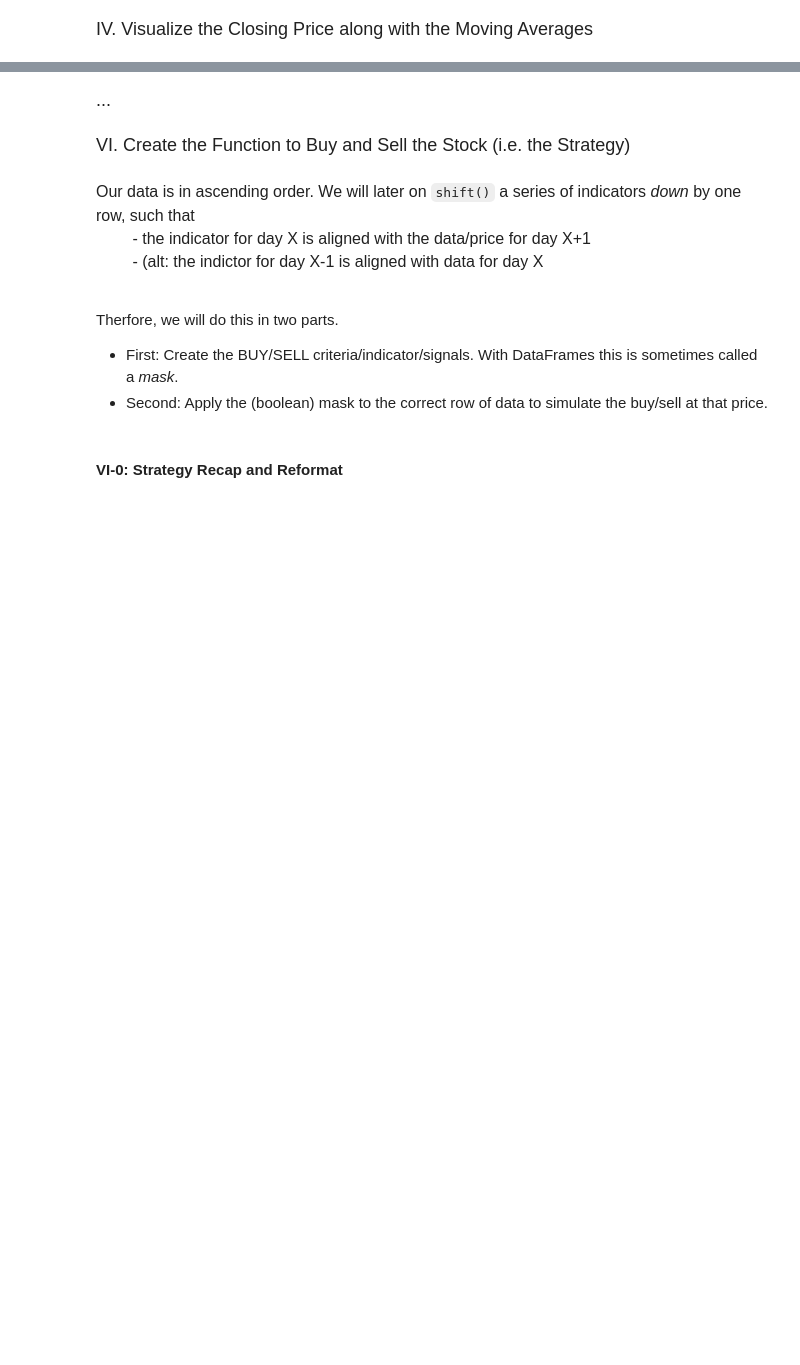
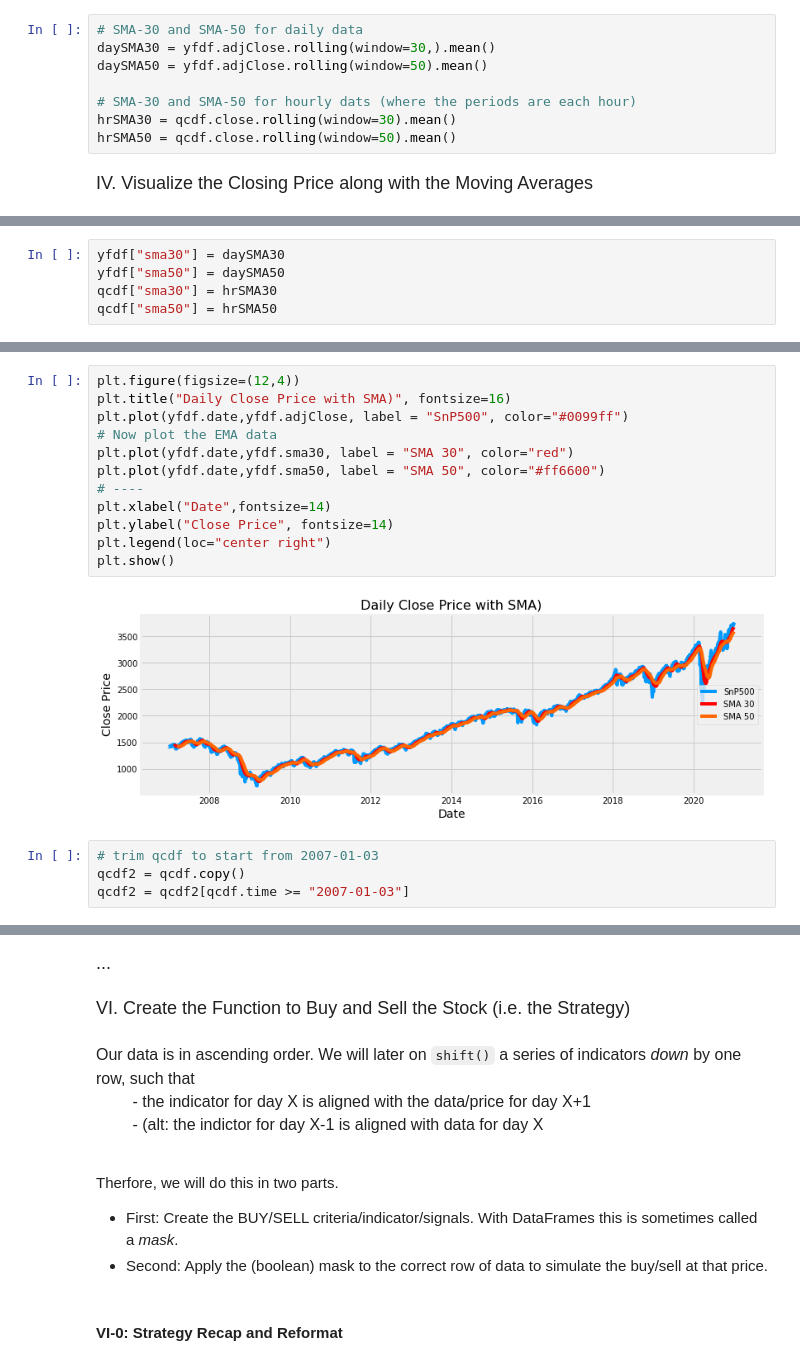
Before and after one commit to QuantVI/rand_various, a Jupyter notebook: wqu_capstone_code/draft_3_functions_and_newdata.ipynb, the cells around one changed output, grey strips where cells are left out. Drawn from its saved outputs; the diff is of its cells as text; blank space fills up the shorter version.

```diff
--- a/wqu_capstone_code/draft_3_functions_and_newdata.ipynb
+++ b/wqu_capstone_code/draft_3_functions_and_newdata.ipynb
@@ -135,2 +158,10 @@ yfdf
+# %%
+# SMA-30 and SMA-50 for daily data
+daySMA30 = yfdf.adjClose.rolling(window=30,).mean()
+daySMA50 = yfdf.adjClose.rolling(window=50).mean()
+
+# SMA-30 and SMA-50 for hourly dats (where the periods are each hour)
+hrSMA30 = qcdf.close.rolling(window=30).mean()
+hrSMA50 = qcdf.close.rolling(window=50).mean()
 # %% [markdown]
 <font face="Nunito" size=4>IV. Visualize the Closing Price along with the Moving Averages</font>
@@ -140,0 +168,5 @@ yfdf
+# %%
+yfdf["sma30"] = daySMA30
+yfdf["sma50"] = daySMA50
+qcdf["sma30"] = hrSMA30
+qcdf["sma50"] = hrSMA50
@@ -140,0 +189,18 @@ yfdf
+# %%
+plt.figure(figsize=(12,4))
+plt.title("Daily Close Price with SMA)", fontsize=16)
+plt.plot(yfdf.date,yfdf.adjClose, label = "SnP500", color="#0099ff")
+# Now plot the EMA data
+plt.plot(yfdf.date,yfdf.sma30, label = "SMA 30", color="red")
+plt.plot(yfdf.date,yfdf.sma50, label = "SMA 50", color="#ff6600")
+# ----
+plt.xlabel("Date",fontsize=14)
+plt.ylabel("Close Price", fontsize=14)
+plt.legend(loc="center right")
+plt.show()
+# %% [output]
+[figure, added]
+# %%
+# trim qcdf to start from 2007-01-03
+qcdf2 = qcdf.copy()
+qcdf2 = qcdf2[qcdf.time >= "2007-01-03"]
```
Also changed, not shown: parts of 27 cells of this notebook.
